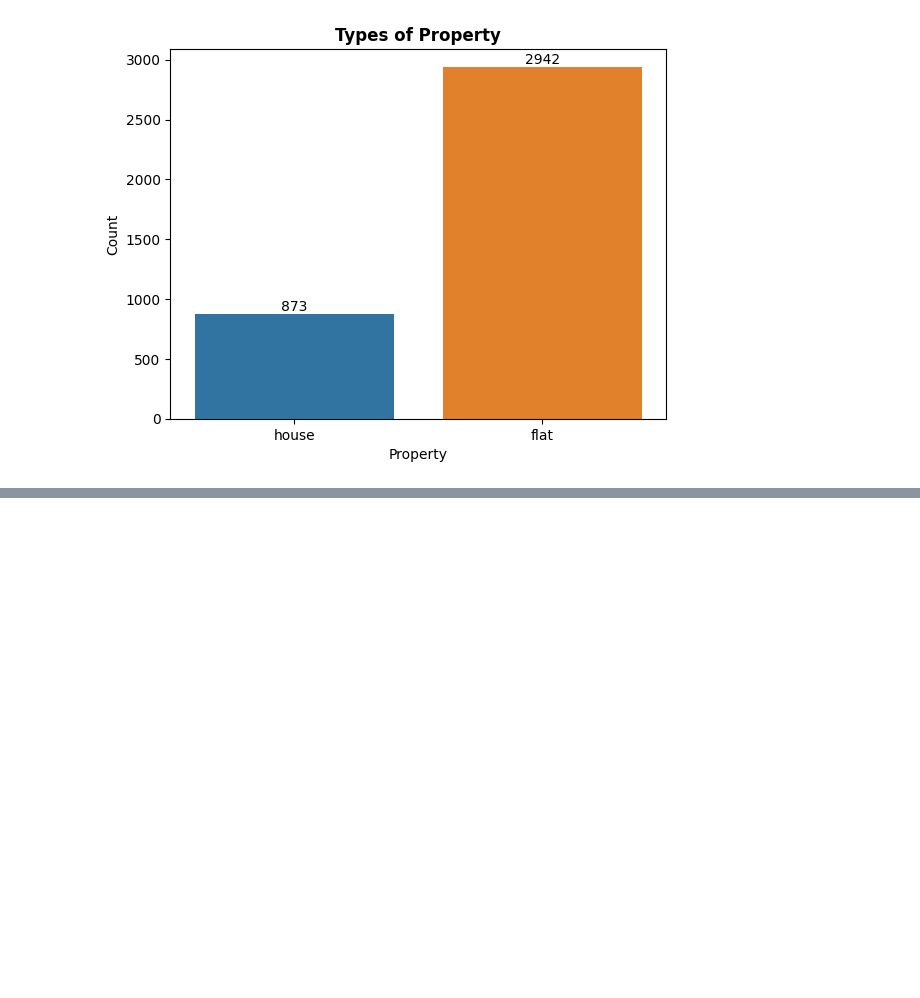
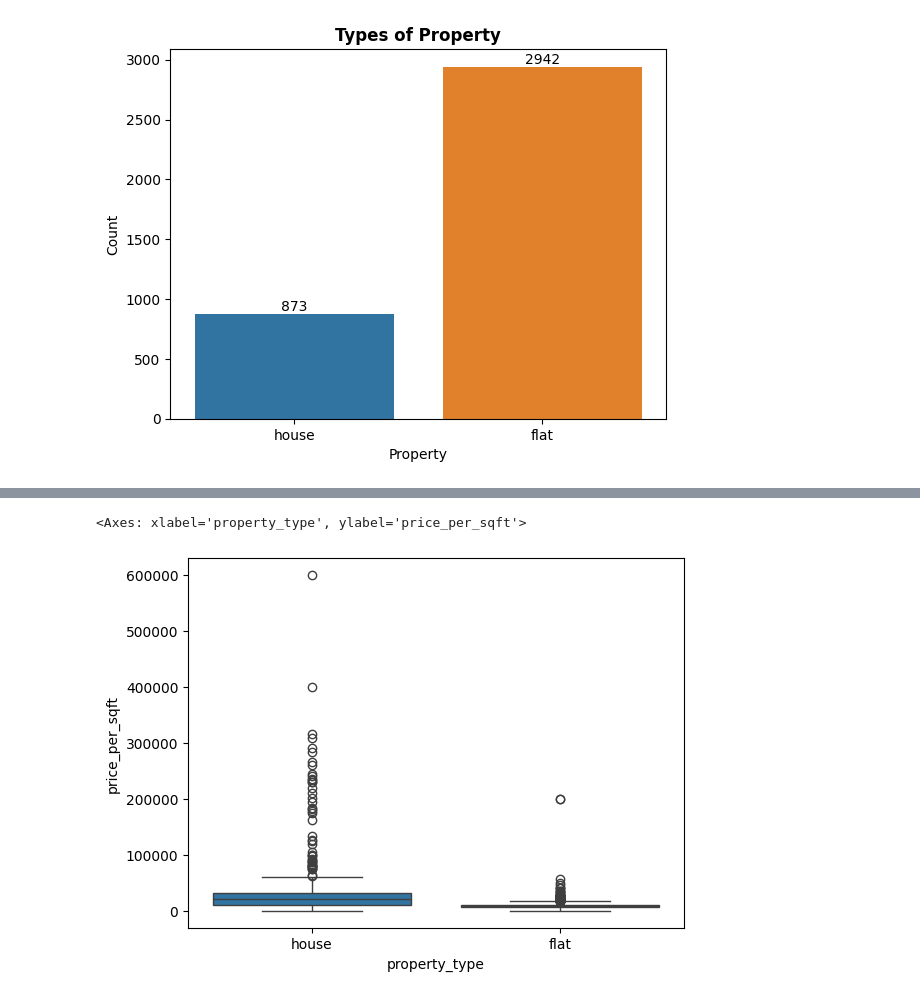
Before and after one commit to Tanwar-Aastha/Property-price-prediction, a Jupyter notebook: notebook/EDA.ipynb, the cells around one changed output, grey strips where cells are left out. Cells and saved outputs as stored; diff of their text form; code cells hidden in the pictures; blank space fills up the shorter version.

```diff
--- a/notebook/EDA.ipynb
+++ b/notebook/EDA.ipynb
@@ -124,0 +182,8 @@ plt.show()
+# %%
+# property_type vs price_per_sqft
+
+sns.boxplot(x=data['property_type'], y=data['price_per_sqft'], hue=data['property_type'])
+plt.show()
+# %% [output]
+<Axes: xlabel='property_type', ylabel='price_per_sqft'>
+[figure, added]
```
Also changed, not shown: parts of 12 cells of this notebook, 1 other file.
